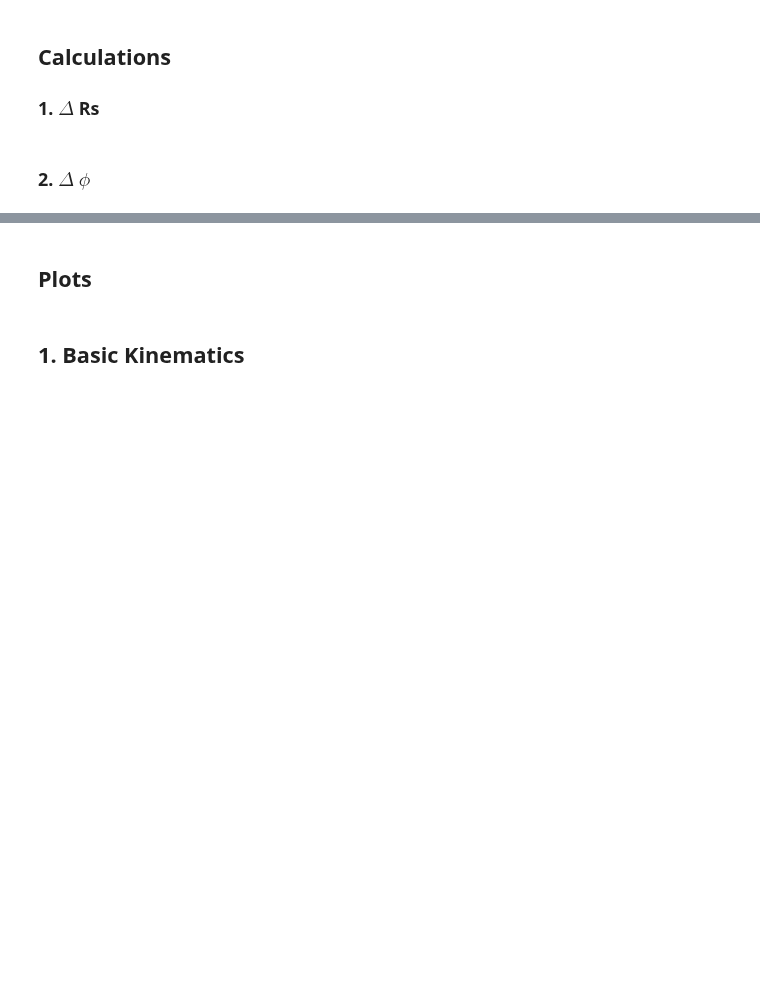
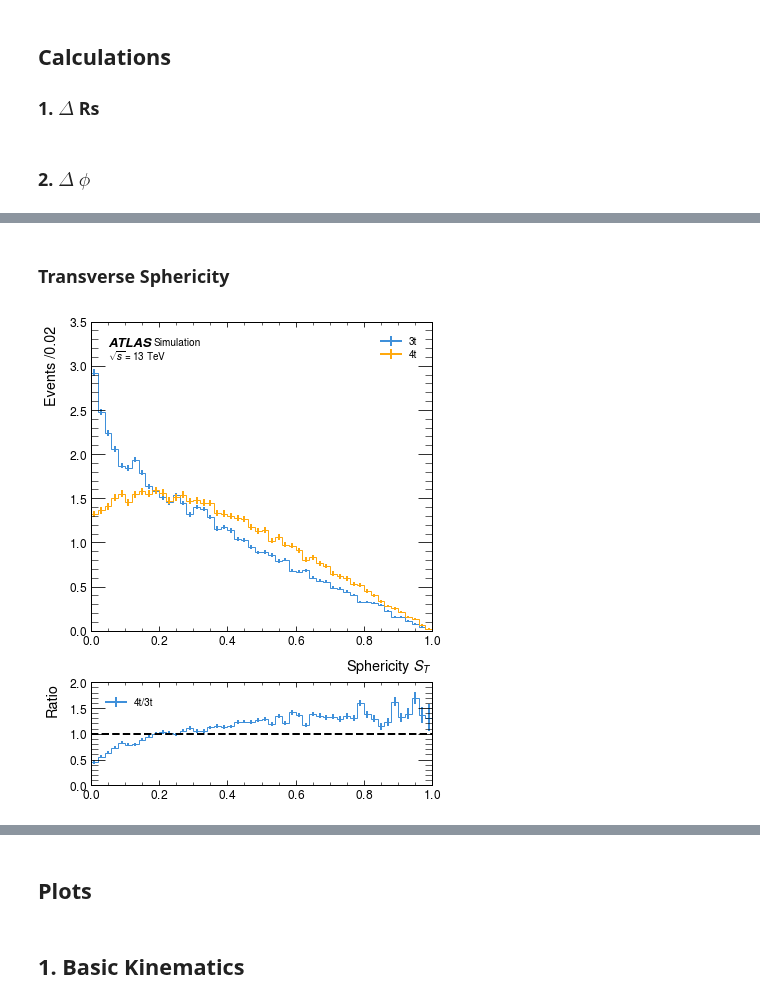
Before and after one commit to archiebrooks02/MPHYS-4Top, a Jupyter notebook: partonic.ipynb, the cells around one changed output, grey strips where cells are left out. Saved outputs shown, nothing was run; the diff lists cells and outputs as text; code cells hidden in the pictures; blank space fills up the shorter version.

```diff
--- a/partonic.ipynb
+++ b/partonic.ipynb
@@ -208,3 +329,21 @@ all_filtered_3tj = awkward.concatenate([awkward.Array([filtered_top1_3tj]),awkwa
+# %%
+tops_4t = vector.zip({'pt':tops_pt_4t,'eta':tops_eta_4t,'phi':tops_phi_4t, 'mass':172.76})
+tops_3t = vector.zip({'pt':tops_pt_3,'eta':tops_eta_3,'phi':tops_phi_3, 'mass':172.76})
+
+duos_4t = awkward.combinations(tops_4t, 2, axis=1)
+duos_3t = awkward.combinations(tops_3t, 2, axis=1)
+
+duo_masses_4t = np.mean((duos_4t["0"]+duos_4t["1"]).m, axis=1)
+deltaphi_4t = np.mean(duos_4t["0"].deltaphi(duos_4t["1"]), axis=1)
+deltaR_4t = np.mean(duos_4t["0"].deltaR(duos_4t["1"]), axis=1)
+deltaeta_4t = np.mean(np.abs(duos_4t["0"].deltaeta(duos_4t["1"])), axis=1)
+deltapt_4t = np.mean((duos_4t["0"].pt - (duos_4t["1"]).pt), axis=1)
+
+duo_masses_3t = np.mean((duos_3t["0"]+duos_3t["1"]).m, axis=1)
+deltaphi_3t = np.mean(duos_3t["0"].deltaphi(duos_3t["1"]), axis=1)
+deltaR_3t = np.mean(duos_3t["0"].deltaR(duos_3t["1"]), axis=1)
+deltaeta_3t = np.mean(np.abs(duos_3t["0"].deltaeta(duos_3t["1"])), axis=1)
+deltapt_3t = np.mean((duos_3t["0"].pt - (duos_3t["1"]).pt), axis=1)
 # %% [markdown]
 ## Comparing 3tW and 3tj
 # %% [markdown]
@@ -412,0 +597,44 @@ low_delta_eta_3t = np.abs(middle_phi_3t.deltaeta(lowest_phi_3t))
+# %% [markdown]
+### Transverse Sphericity
+# %%
+sum_pt_3t = np.sum(tops_3t.pt, axis=1)
+
+S_xy_3t = np.zeros((len(tops_3t),2,2))
+
+
+S_xy_3t[:,0,0] = np.sum(tops_3t.px**2/ tops_3t.pt, axis=1)
+S_xy_3t[:,0,1] = np.sum((tops_3t.px*tops_3t.py)/ tops_3t.pt, axis=1)
+S_xy_3t[:,1,0] = S_xy_3t[:,0,1]
+S_xy_3t[:,1,1] = np.sum(tops_3t.py**2/ tops_3t.pt, axis=1)
+
+
+S_xy_3t = S_xy_3t/sum_pt_3t[:,np.newaxis,np.newaxis]
+
+eigenvalues_3t = np.linalg.eigvalsh(S_xy_3t)
+
+sphericity_3t = 2*np.min(eigenvalues_3t, axis=1)/np.sum(eigenvalues_3t, axis=1)
+
+sum_pt_4t = np.sum(tops_4t.pt, axis=1)
+
+S_xy_4t = np.zeros((len(tops_4t),2,2))
+
+
+S_xy_4t[:,0,0] = np.sum(tops_4t.px**2/ tops_4t.pt, axis=1)
+S_xy_4t[:,0,1] = np.sum((tops_4t.px*tops_4t.py)/ tops_4t.pt, axis=1)
+S_xy_4t[:,1,0] = S_xy_4t[:,0,1]
+S_xy_4t[:,1,1] = np.sum(tops_4t.py**2/ tops_4t.pt, axis=1)
+
+
+S_xy_4t = S_xy_4t/sum_pt_4t[:,np.newaxis,np.newaxis]
+
+eigenvalues_4t = np.linalg.eigvalsh(S_xy_4t)
+
+sphericity_4t = 2*np.min(eigenvalues_4t, axis=1)/np.sum(eigenvalues_4t, axis=1)
+
+fig, ax = plt.subplots(nrows = 2, ncols = 1, gridspec_kw={'height_ratios': [3, 1]},figsize = (6,8))
+histogram([sphericity_3t, sphericity_4t], 50, ['3t', '4t'], ax[0], density = True, ratio=True, ratio_axes=ax[1], set_range=(0,1), x_units='')
+ax[0].set_xlabel(r'Sphericity $S_T$')
+plt.subplots_adjust(hspace=0.25)
+plt.show()
+# %% [output]
+[figure, added]
```
Also changed, not shown: parts of 24 cells of this notebook.
